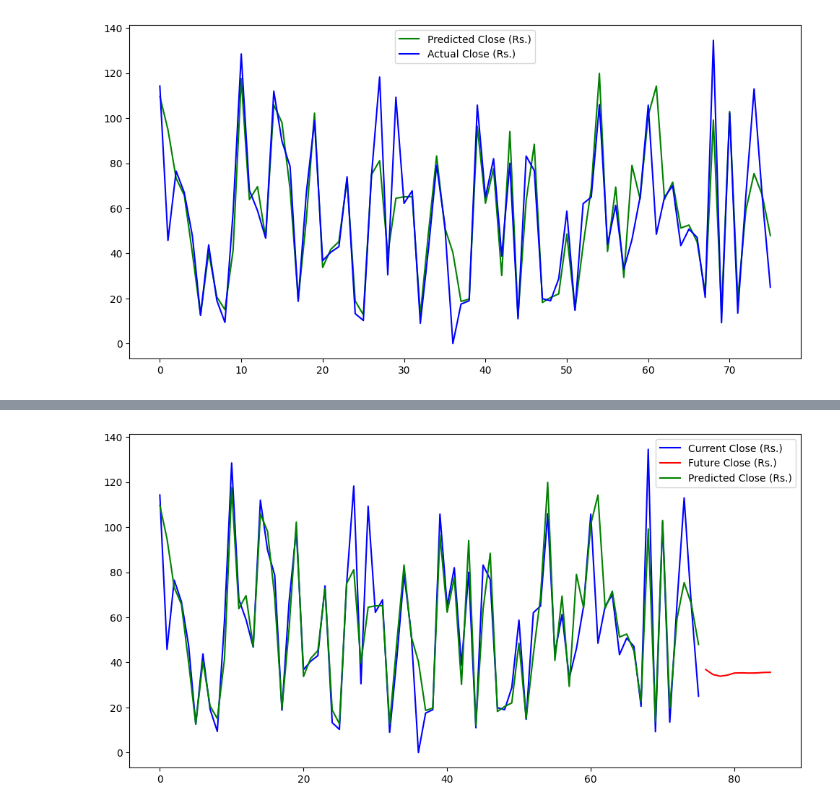
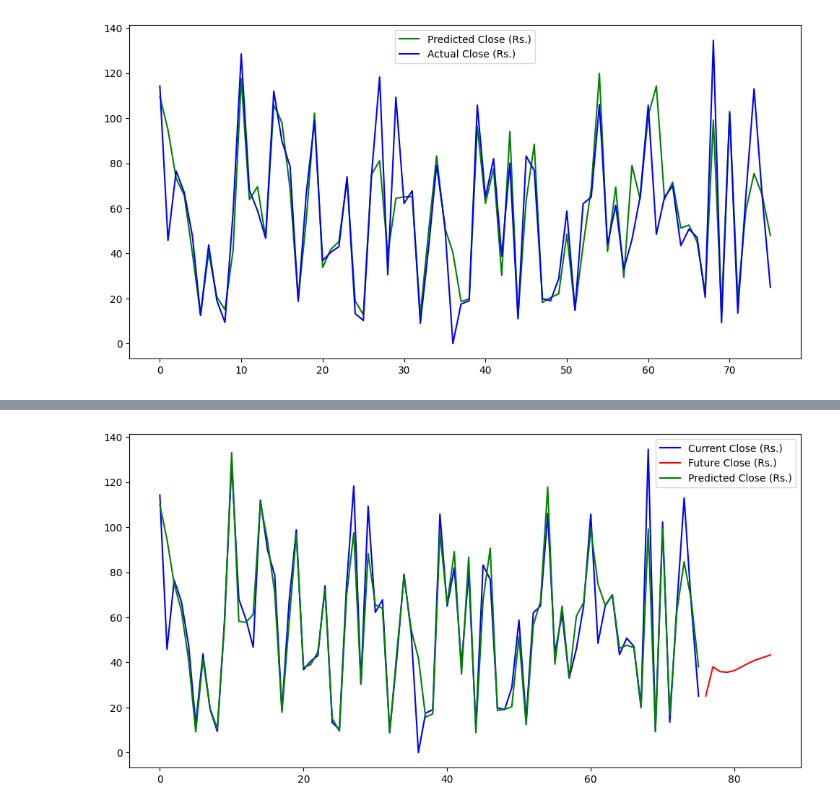
Before and after one commit to kelumKP/CIS7017, a Jupyter notebook: SOURCE_CODE/long_short_term_memory.ipynb, the cells around one changed output, grey strips where cells are left out. Saved outputs shown, nothing was run; the diff lists cells and outputs as text; code cells hidden in the pictures.

Commit message:
future predictions added

```diff
--- a/SOURCE_CODE/long_short_term_memory.ipynb
+++ b/SOURCE_CODE/long_short_term_memory.ipynb
@@ -435,24 +435,31 @@ future_predictions = np.array(future_predictions).reshape(-1, 1)
 future_predictions = scaler.inverse_transform(future_predictions)
 
 # Evaluate the model
+predictions = model.predict(X_test)
+predictions = scaler.inverse_transform(predictions)
+
 mse = mean_squared_error(scaler.inverse_transform(y_test.reshape(-1, 1)), predictions.reshape(-1, 1))
 rmse = np.sqrt(mse)
 print(f"Root Mean Squared Error (RMSE): {rmse}")
 
-# Create a timeline for the x-axis
-timeline = np.arange(len(y_test) + num_predictions)
 
-# Reshape data for plotting
-y_test_reshaped = scaler.inverse_transform(y_test.reshape(-1, 1))
-future_predictions_reshaped = future_predictions
-predictions_reshaped = predictions
+# Define 'timeline' based on the length of 'y_test' and the number of future predictions
+timeline = np.arange(len(y_test_reshaped), len(y_test_reshaped) + num_predictions)
+
+# Ensure 'future_predictions_reshaped' and 'predictions_reshaped' have the same length
+if len(future_predictions_reshaped) < num_predictions:
+    # Fill in with zeros to match the length
+    zeros_to_add = num_predictions - len(future_predictions_reshaped)
+    future_predictions_reshaped = np.concatenate([future_predictions_reshaped, np.zeros((zeros_to_add, 1))])
+else:
+    # Trim 'future_predictions_reshaped' if it has more data points than 'timeline'
+    future_predictions_reshaped = future_predictions_reshaped[:len(timeline)]
 
 # Visualize all three in the same graph
 plt.figure(figsize=(12, 6))
-timeline = np.arange(len(y_test_reshaped) + num_predictions)
-plt.plot(timeline[:len(y_test_reshaped)], y_test_reshaped, label='Current Close (Rs.)', color='blue')
-plt.plot(timeline[len(y_test_reshaped):], future_predictions_reshaped, label='Future Close (Rs.)', color='red')
-plt.plot(timeline[:len(predictions_reshaped)], predictions_reshaped, label='Predicted Close (Rs.)', color='green')
+plt.plot(np.arange(len(y_test_reshaped)), y_test_reshaped, label='Current Close (Rs.)', color='blue')
+plt.plot(timeline, future_predictions_reshaped, label='Future Close (Rs.)', color='red')
+plt.plot(np.arange(len(predictions_reshaped)), predictions_reshaped, label='Predicted Close (Rs.)', color='green')
 plt.legend()
 plt.show()
 # %% [output]
@@ -476 +483 @@ Root Mean Squared Error (RMSE): 15.89481301236216
-[figure, old version]
+[figure, new version]
```
Also changed, not shown: parts of 1 cell of this notebook.
